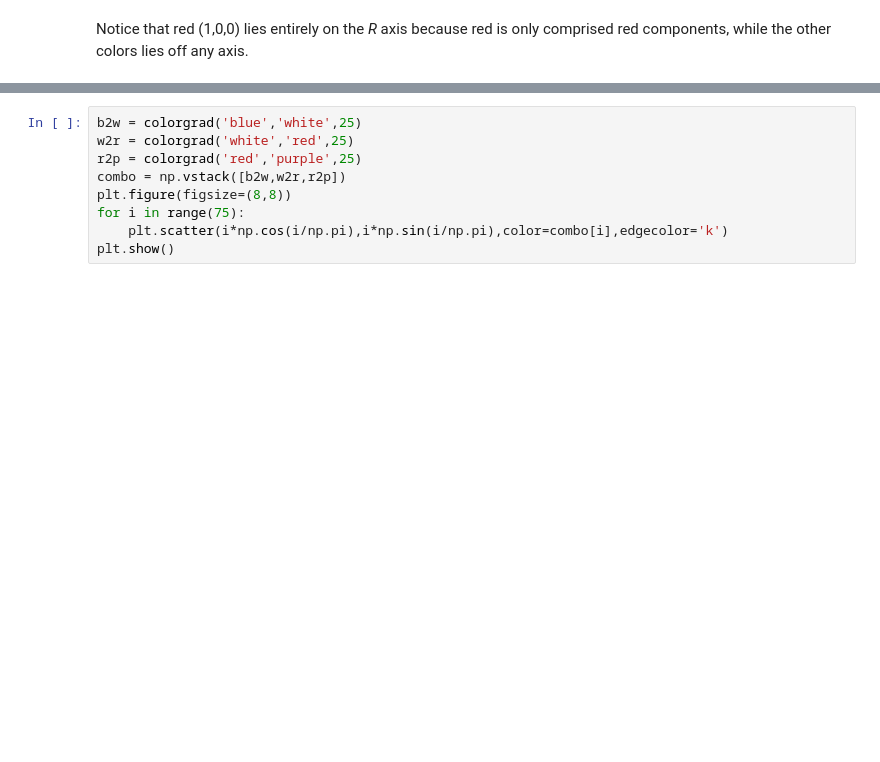
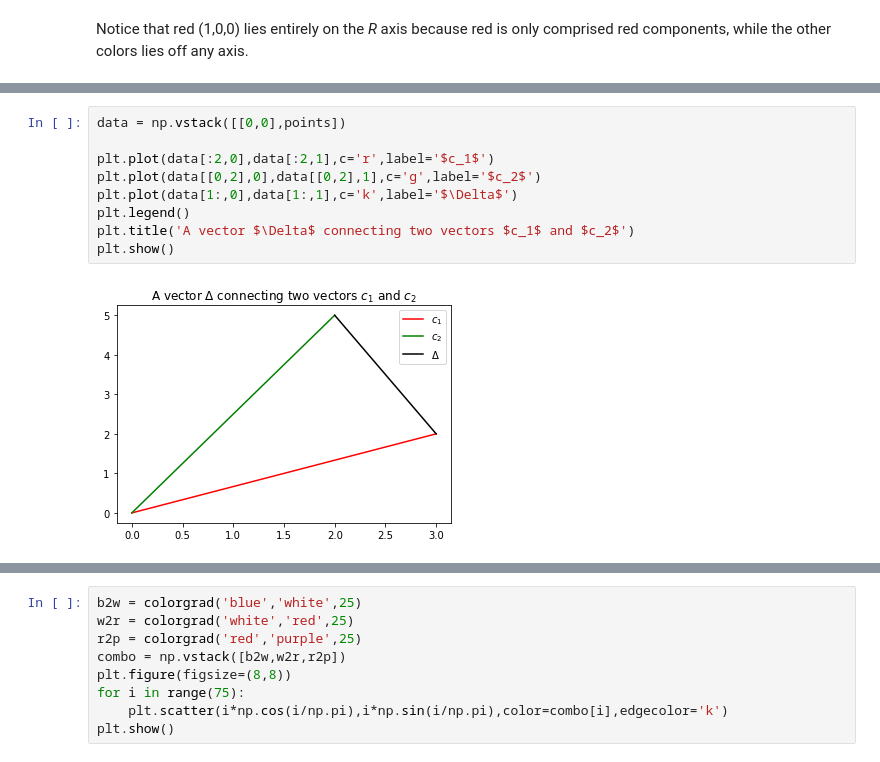
Before and after one commit to michaelsilverstein/Python-Tips-n-tricks, a Jupyter notebook: Color gradient.ipynb, the cells around one changed output, grey strips where cells are left out. Cells and saved outputs as stored; diff of their text form; blank space fills up the shorter version.

```diff
--- a/Color gradient.ipynb
+++ b/Color gradient.ipynb
@@ -101,0 +111,11 @@ Notice that red (1,0,0) lies entirely on the *R* axis because red is only compri
+# %%
+data = np.vstack([[0,0],points])
+
+plt.plot(data[:2,0],data[:2,1],c='r',label='$c_1$')
+plt.plot(data[[0,2],0],data[[0,2],1],c='g',label='$c_2$')
+plt.plot(data[1:,0],data[1:,1],c='k',label='$\Delta$')
+plt.legend()
+plt.title('A vector $\Delta$ connecting two vectors $c_1$ and $c_2$')
+plt.show()
+# %% [output]
+[figure, added]
```
Also changed, not shown: parts of 11 cells of this notebook.
